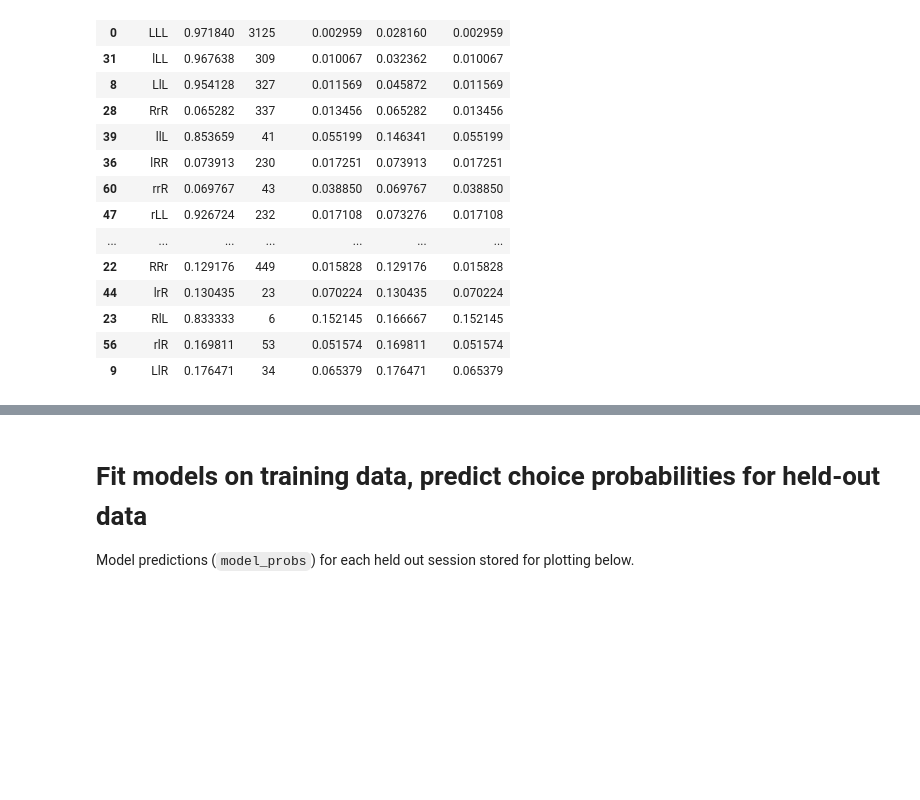
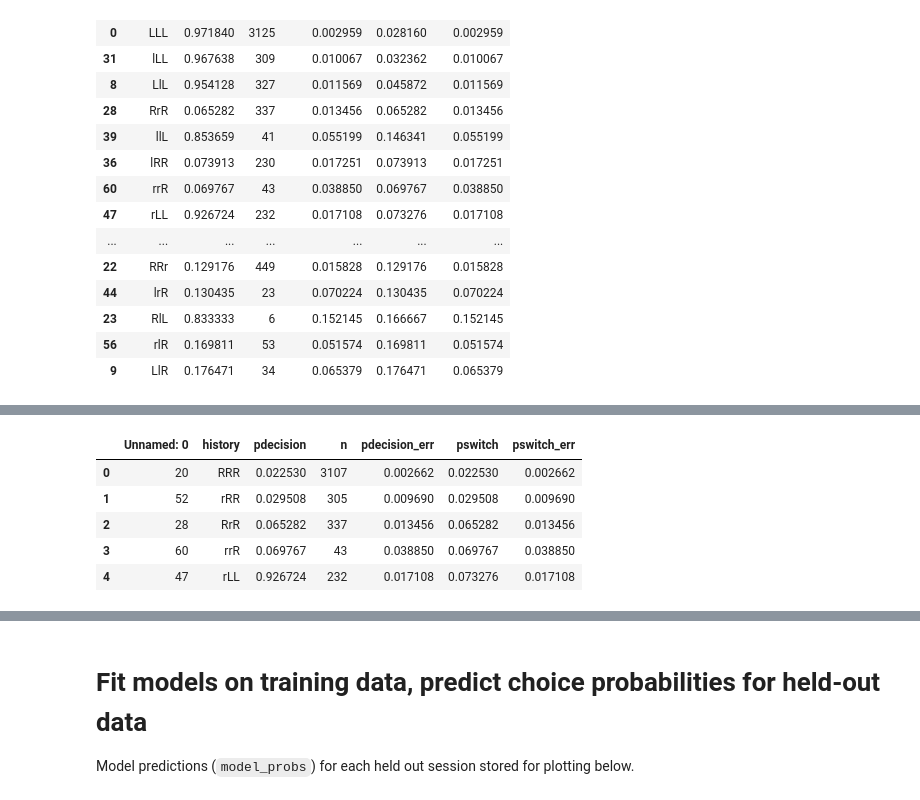
Before and after one commit to mwall2017/2ABT_behavior_models, a Jupyter notebook: run_models_mike data.ipynb, the cells around one changed output, grey strips where cells are left out. Cells and saved outputs as stored; diff of their text form; code cells hidden in the pictures; blank space fills up the shorter version.

```diff
--- a/run_models_mike data.ipynb
+++ b/run_models_mike data.ipynb
@@ -160 +170,11 @@ df_mouse_symm.to_csv(path_or_buf='symm_data.csv')
+# %%
+symm = pd.read_csv(os.path.join('symm_data.csv'))
+symm.head()
+# %% [output]
+|  | Unnamed: 0 | history | pdecision | n | pdecision_err | pswitch | pswitch_err |
+| 0 | 20 | RRR | 0.022530 | 3107 | 0.002662 | 0.022530 | 0.002662 |
+| 1 | 52 | rRR | 0.029508 | 305 | 0.009690 | 0.029508 | 0.009690 |
+| 2 | 28 | RrR | 0.065282 | 337 | 0.013456 | 0.065282 | 0.013456 |
+| 3 | 60 | rrR | 0.069767 | 43 | 0.038850 | 0.069767 | 0.038850 |
+| 4 | 47 | rLL | 0.926724 | 232 | 0.017108 | 0.073276 | 0.017108 |
 # %%
```
Also changed, not shown: parts of 3 cells of this notebook, 2 other files.
